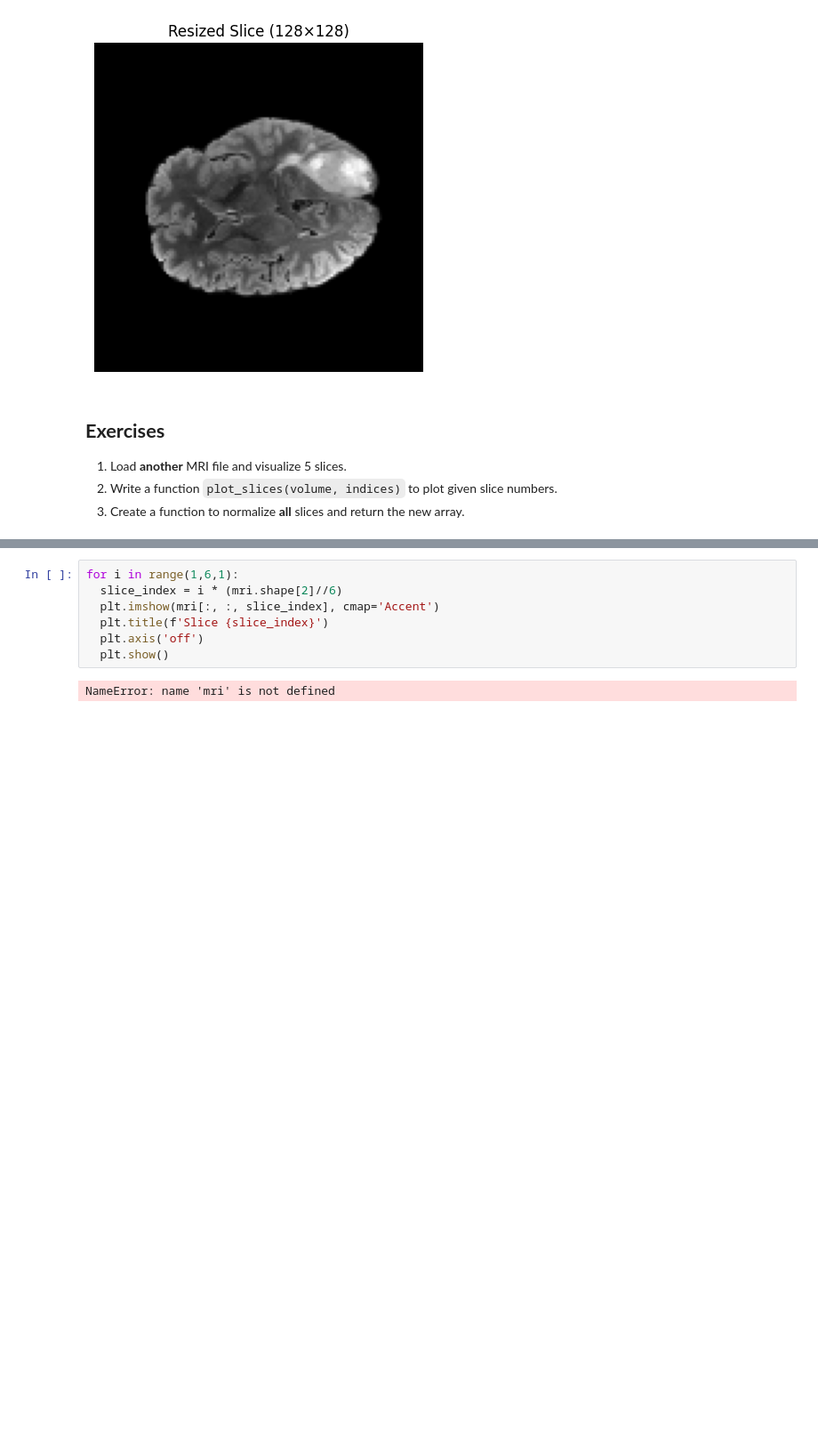
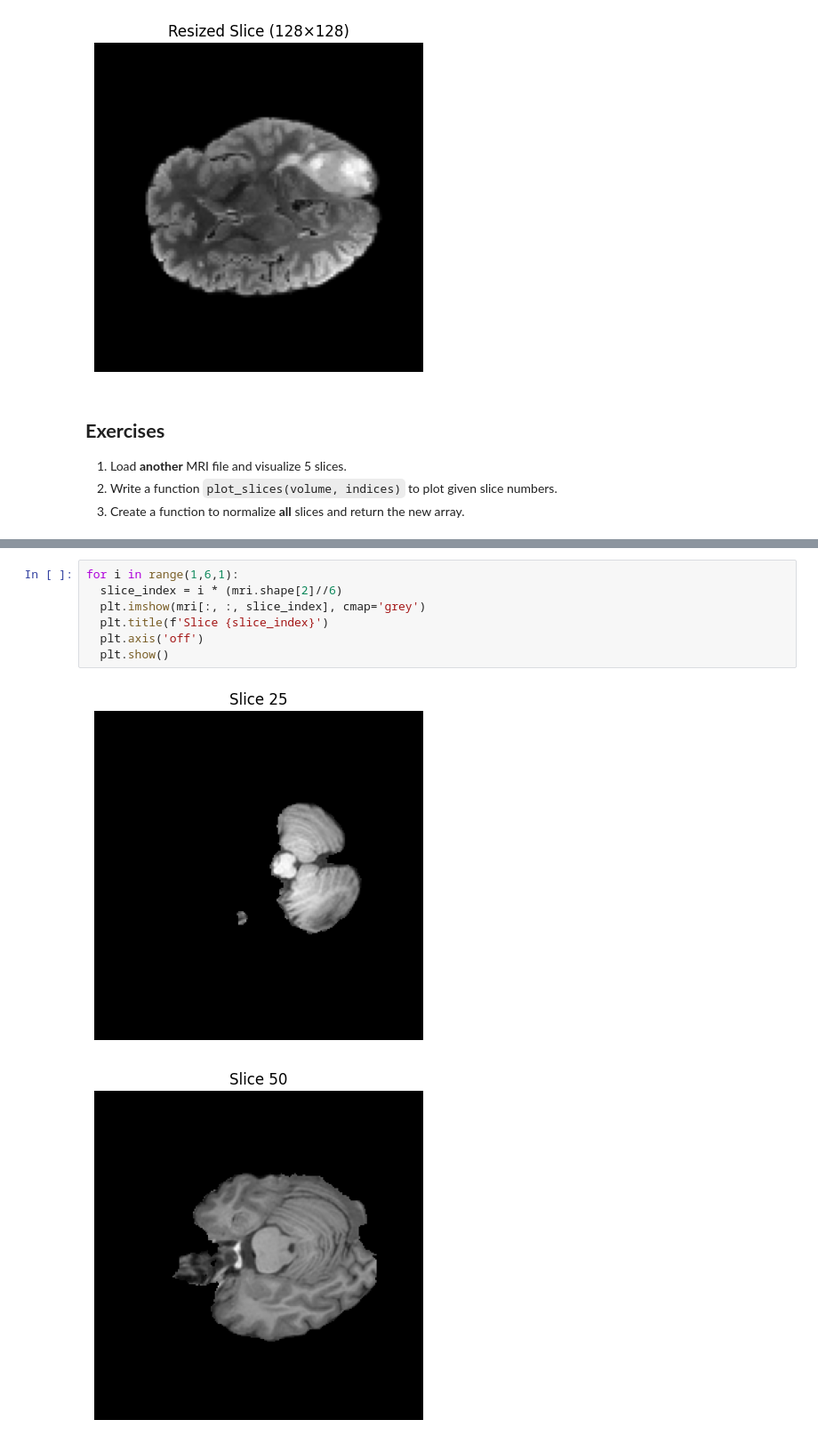
Before and after one commit to Abk0003/Brain_Tumor_Segmentation_BCP, a Jupyter notebook: Week_2/Python_libraries/Nibabel/nibabel_basics.ipynb, the cells around one changed output, grey strips where cells are left out. Shown: that part at 89% size. Saved outputs shown, nothing was run; the diff lists cells and outputs as text; blank space fills up the shorter version.

```diff
--- a/Week_2/Python_libraries/Nibabel/nibabel_basics.ipynb
+++ b/Week_2/Python_libraries/Nibabel/nibabel_basics.ipynb
@@ -94,9 +94,10 @@ NameError: name 'uploaded' is not defined
 # %%
 for i in range(1,6,1):
   slice_index = i * (mri.shape[2]//6)
-  plt.imshow(mri[:, :, slice_index], cmap='Accent')
+  plt.imshow(mri[:, :, slice_index], cmap='grey')
   plt.title(f'Slice {slice_index}')
   plt.axis('off')
   plt.show()
 # %% [output]
-NameError: name 'mri' is not defined
+[figure, added]
+[figure, added]
```
Also changed, not shown: parts of 6 cells of this notebook.
